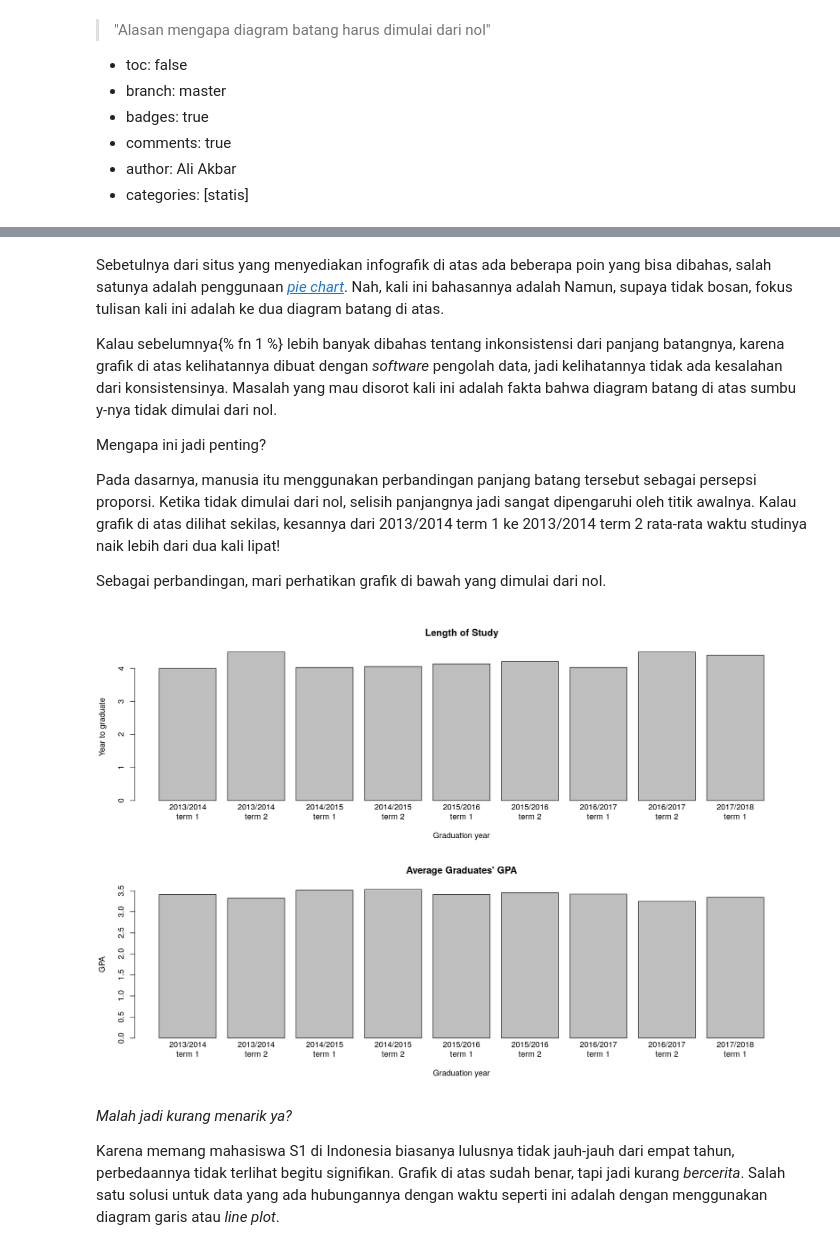
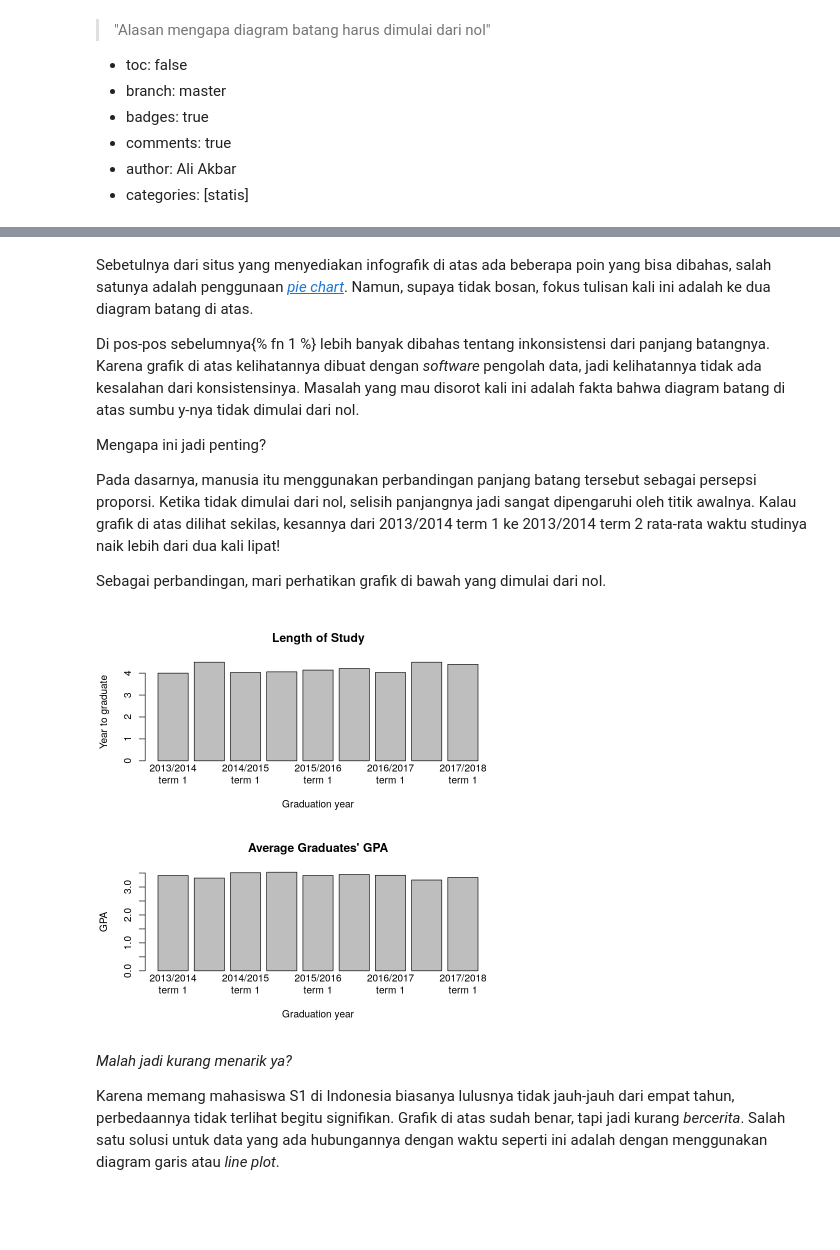
Before and after one commit to tentangdata/grafik, a Jupyter notebook: _notebooks/2020-06-17-Lulusnya-Jadi-Dua-Kali-Lebih-Lama.ipynb, the cells around one changed output, grey strips where cells are left out. Saved outputs shown, nothing was run; the diff lists cells and outputs as text; code cells hidden in the pictures; blank space fills up the shorter version.

```diff
--- a/_notebooks/2020-06-17-Lulusnya-Jadi-Dua-Kali-Lebih-Lama.ipynb
+++ b/_notebooks/2020-06-17-Lulusnya-Jadi-Dua-Kali-Lebih-Lama.ipynb
@@ -11,9 +11,9 @@
 # %% [markdown]
 ![Diagram batang](http://www.ee.ui.ac.id/web/komputer/wp-content/uploads/sites/2/2018/10/Length-of-Study.png "Sumber: http://www.ee.ui.ac.id/web/komputer/id/fakta-dan-infografis/")
 # %% [markdown]
-Sebetulnya dari situs yang menyediakan infografik di atas ada beberapa poin yang bisa dibahas, salah satunya adalah penggunaan [*pie chart*](https://grafik.tentangdata.com/statis/2020/06/05/Mari-Berkontribusi-untuk-Masyarakat.html). Nah, kali ini bahasannya adalah Namun, supaya tidak bosan, fokus tulisan kali ini adalah ke dua diagram batang di atas.
+Sebetulnya dari situs yang menyediakan infografik di atas ada beberapa poin yang bisa dibahas, salah satunya adalah penggunaan [*pie chart*](https://grafik.tentangdata.com/statis/2020/06/05/Mari-Berkontribusi-untuk-Masyarakat.html). Namun, supaya tidak bosan, fokus tulisan kali ini adalah ke dua diagram batang di atas.
 
-Kalau sebelumnya{% fn 1 %} lebih banyak dibahas tentang inkonsistensi dari panjang batangnya, karena grafik di atas kelihatannya dibuat dengan *software* pengolah data, jadi kelihatannya tidak ada kesalahan dari konsistensinya. Masalah yang mau disorot kali ini adalah fakta bahwa diagram batang di atas sumbu y-nya tidak dimulai dari nol.
+Di pos-pos sebelumnya{% fn 1 %} lebih banyak dibahas tentang inkonsistensi dari panjang batangnya. Karena grafik di atas kelihatannya dibuat dengan *software* pengolah data, jadi kelihatannya tidak ada kesalahan dari konsistensinya. Masalah yang mau disorot kali ini adalah fakta bahwa diagram batang di atas sumbu y-nya tidak dimulai dari nol.
 
 Mengapa ini jadi penting?
 
@@ -25,41 +25,40 @@ Sebagai perbandingan, mari perhatikan grafik di bawah yang dimulai dari nol.
 
 suppressPackageStartupMessages(library(tidyverse))
 
-options(repr.plot.width=15, repr.plot.height=10)
 theme_set(theme_minimal(base_size = 20))
 
 # Abaikan kompleksitas kode dalam membuat term-nya, saya sedang latihan R
 df <- tibble(
     term = head(
         sort(c(outer(
             paste(2013:2017, 2014:2018, sep = "/"),
             c('term 1', 'term 2'),
             FUN = paste,
             sep = "\n"
         ))),
         -1
     ),
     mean_year = c(4, 4.5, 4.03, 4.06, 4.14, 4.21, 4.03, 4.5, 4.4),
     gpa = c(3.41, 3.32, 3.51, 3.53, 3.41, 3.45, 3.42, 3.25, 3.34)
 )
 
 par(mfrow = c(2, 1))
 with(df, {
     barplot(
         mean_year ~ term,
         main = 'Length of Study',
         xlab = 'Graduation year',
         ylab = 'Year to graduate'
     )
     barplot(
         gpa ~ term,
         main = "Average Graduates' GPA",
         xlab = "Graduation year",
         ylab = "GPA"
     )
 })
 # %% [output]
-[figure, old version]
+[figure, new version]
 # %% [markdown]
 *Malah jadi kurang menarik ya?*
 
```
Also changed, not shown: parts of 1 cell of this notebook, 1 other file.
